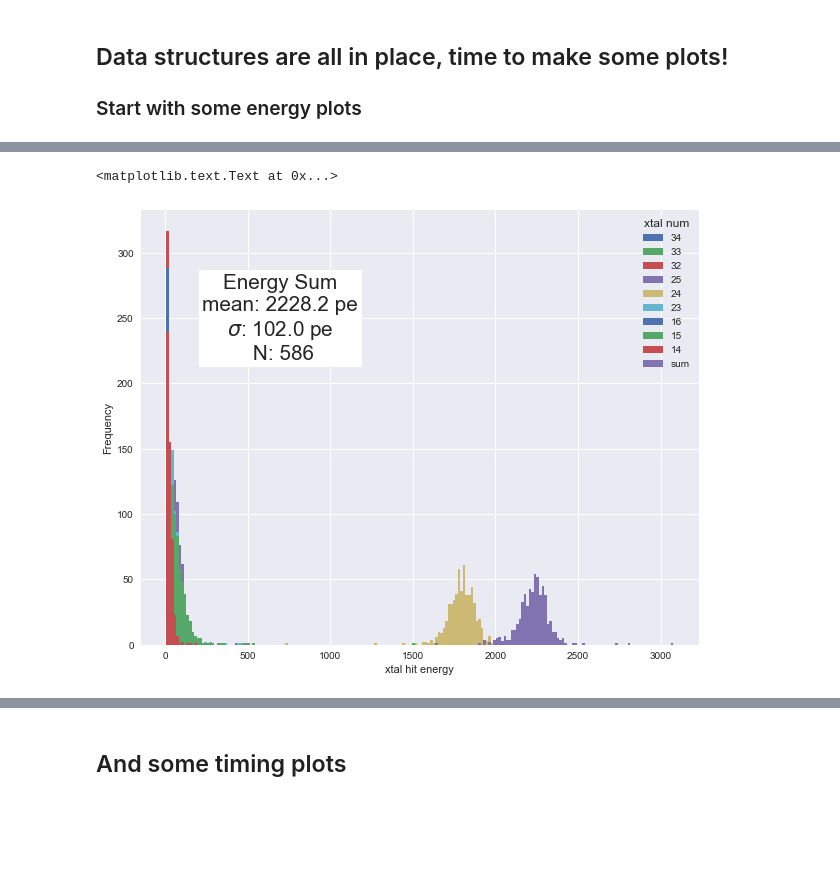
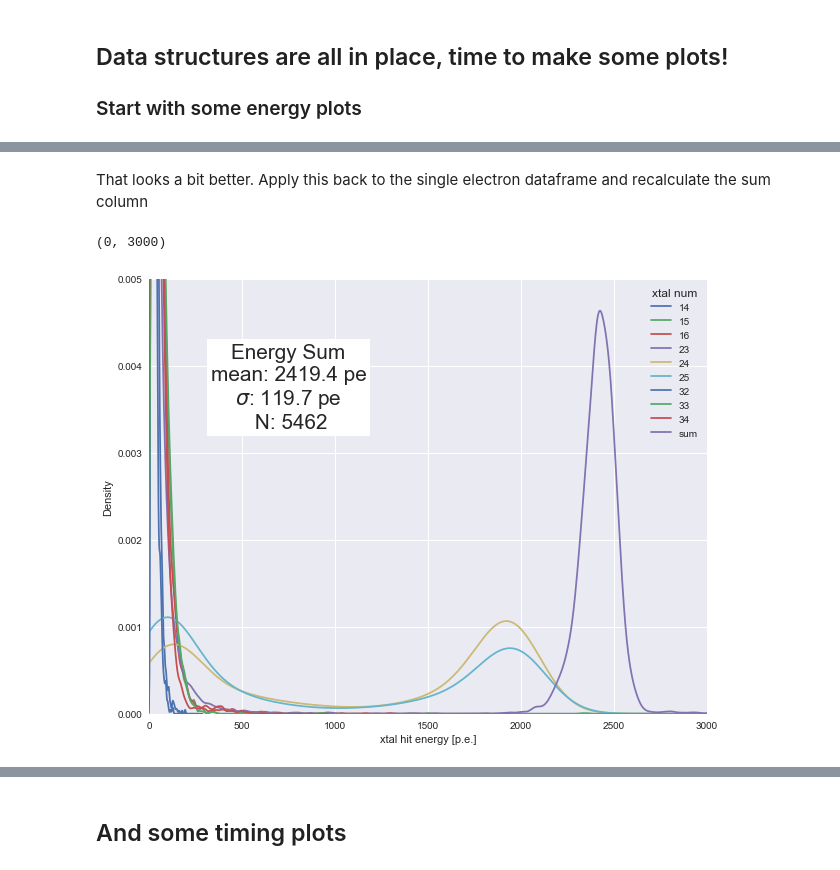
Before and after one commit to atfienberg/gm2-jupyter-notebooks, a Jupyter notebook: SLACWithPandas.ipynb, the cells around one changed output, grey strips where cells are left out. Cells and saved outputs as stored; diff of their text form; code cells hidden in the pictures; blank space fills up the shorter version.

```diff
--- a/SLACWithPandas.ipynb
+++ b/SLACWithPandas.ipynb
@@ -128,6 +134,7 @@ laser_df.head()
 # %%
-single_mask = (beam_df[('energy', 'sum')] < 3500) & (beam_df[('energy', 'sum')] > 1000)
-single_df = beam_df.loc[single_mask]
+single_mask = (beam_df[('energy', 'sum')] < 3500) & (beam_df[('energy', 'sum')] > 2000)
+# explicitly copy single electron df, as we will use this from here on out
+single_df = pd.DataFrame(beam_df.loc[single_mask])
 single_df.head()
 # %% [output]
 |  |  | energy |  |  |  |  |  |  |  |  | ... |
@@ -145,0 +156,6 @@ single_df.head()
+# %%
+mask24 = (single_df.energy.loc[:,24] == single_df.energy.loc[:,range(54)].max('columns'))
+mask25 = (single_df.energy.loc[:,25] == single_df.energy.loc[:,range(54)].max('columns'))
+cal_df = pd.DataFrame({'xtal 24':single_df.energy.loc[mask24,24],
+                       'xtal 25':single_df.energy.loc[mask25,25]})
+cal_df.plot.kde()
@@ -145,0 +167,6 @@ single_df.head()
+# %%
+corrected_mean = cal_df.mean().mean()
+correction_24 = corrected_mean / cal_df['xtal 24'].mean()
+correction_25 = corrected_mean / cal_df['xtal 25'].mean()
+cal_df *= [correction_24, correction_25]
+cal_df.plot.kde()
@@ -146,17 +176,25 @@ single_df.head()
+# %% [markdown]
+That looks a bit better. Apply this back to the single electron dataframe and recalculate the sum column
+# %%
+single_df.loc[:, ('energy', 24)] *= correction_24
+single_df.loc[:, ('energy', 25)] *= correction_25
+single_df.loc[:, ('energy', 'sum')] = single_df.energy[range(54)].sum('columns')
 # %%
 # plot xtal energies and their sum
 center_num = 24
 x_nums = [center_num + 10 - 9*(i/3) - i%3 for i in range(9)]
-a = single_df.energy.loc[:,x_nums + ['sum']].plot.hist(bins=200)
+a = single_df.energy.loc[:,x_nums[::-1] + ['sum']].plot.kde()
 stats = single_df.energy.describe()['sum']
 plt.text(.25, .75, 'Energy Sum\nmean: {0:.1f} pe\n$\sigma$: {1:.1f} pe\n N: {2:.0f}'.
          format(stats['mean'], stats['std'], stats['count']),
          horizontalalignment='center', verticalalignment='center',
          transform=a.transAxes, size='xx-large', bbox=dict(facecolor='white', edgecolor='none'))
-plt.xlabel('xtal hit energy')
+plt.xlabel('xtal hit energy [p.e.]')
+dummy=plt.ylim(0,0.005)
+plt.xlim(0,3000)
 # %% [output]
-<matplotlib.text.Text at 0x...>
+(0, 3000)
-[figure, old version]
+[figure, new version]
 # %%
 # crystal energy scatter matrix
 seaborn.set_style('white')
```
Also changed, not shown: parts of 29 cells of this notebook.
